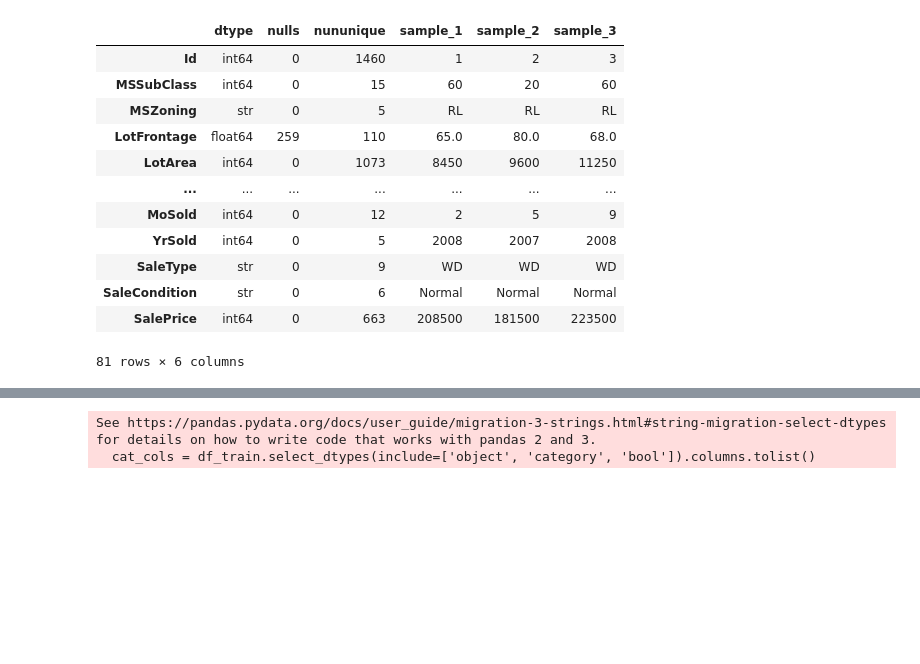
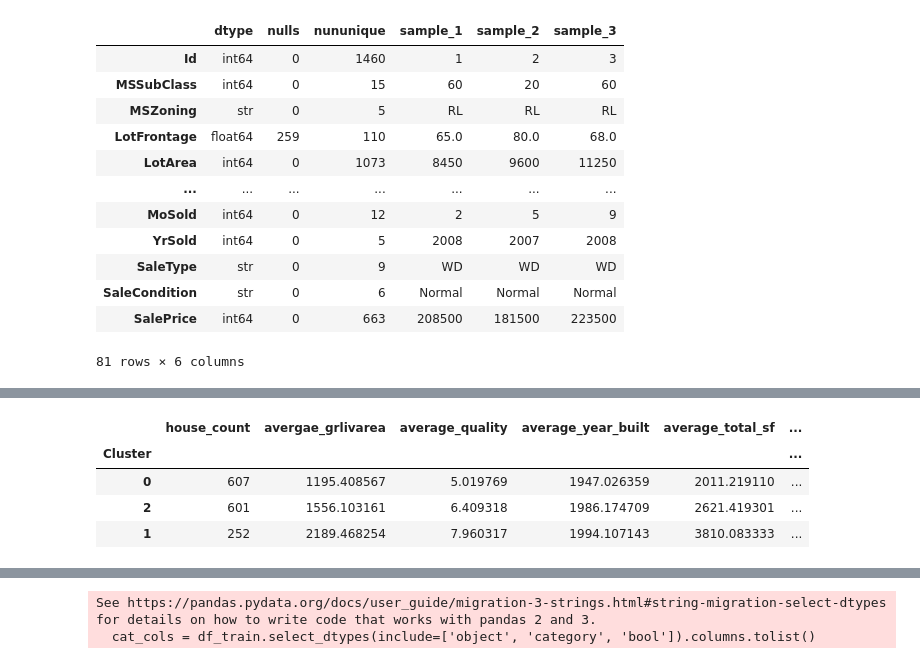
Before and after one commit to foxsys1/ames_housing_dataset, a Jupyter notebook: projects/ames_house_prices/notebooks/module1ames.ipynb, the cells around one changed output, grey strips where cells are left out. Cells and saved outputs as stored; diff of their text form; code cells hidden in the pictures; blank space fills up the shorter version.

```diff
--- a/projects/ames_house_prices/notebooks/module1ames.ipynb
+++ b/projects/ames_house_prices/notebooks/module1ames.ipynb
@@ -29,0 +94,31 @@ for df in [df_train, df_test]:
+# %%
+final_kmeans = KMeans(
+    n_clusters=3,
+    random_state=42,
+    n_init=20
+)
+
+cluster_labels = final_kmeans.fit_predict(X_cluster_scaled)
+
+cluster_analysis = df_train[cluster_cols + ['SalePrice']]
+cluster_analysis['Cluster'] = cluster_labels
+cluster_analysis['LogSalePrice'] = np.log1p(cluster_analysis['SalePrice'])
+
+cluster_summary = (
+    cluster_analysis.groupby('Cluster').agg(
+        house_count=('SalePrice', 'size')
+        , avergae_grlivarea=('GrLivArea', 'mean'),
+        average_quality=('OverallQual', 'mean'),
+        average_year_built=('YearBuilt', 'mean'),
+        average_total_sf=('Total_SF', 'mean'),
+        median_log_price=('LogSalePrice', 'median')
+    ).sort_values('median_log_price')
+)
+
+cluster_summary
+# %% [output]
+|  | house_count | avergae_grlivarea | average_quality | average_year_built | average_total_sf | ... |
+| Cluster |  |  |  |  |  | ... |
+| 0 | 607 | 1195.408567 | 5.019769 | 1947.026359 | 2011.219110 | ... |
+| 2 | 601 | 1556.103161 | 6.409318 | 1986.174709 | 2621.419301 | ... |
+| 1 | 252 | 2189.468254 | 7.960317 | 1994.107143 | 3810.083333 | ... |
```
Also changed, not shown: parts of 4 cells of this notebook.
